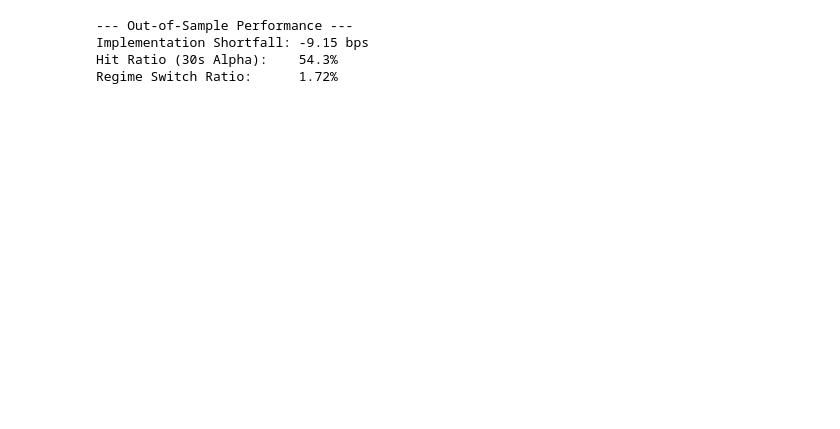
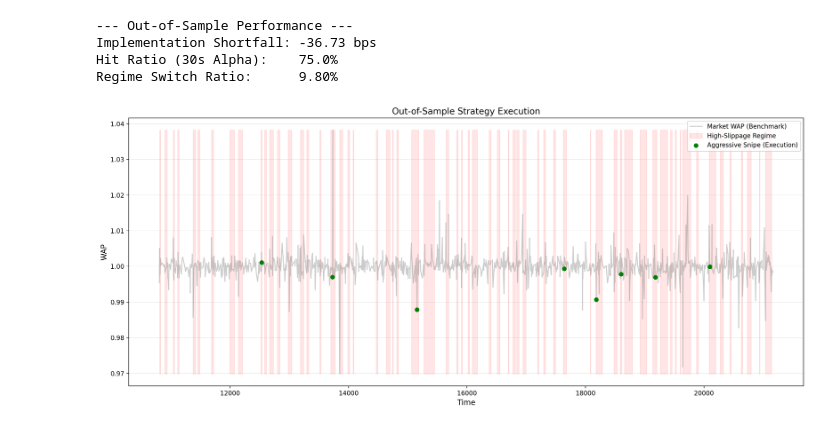
Before and after one commit to kuwaitikiwi/EE_Lib, a Jupyter notebook: notebooks/Visuals.ipynb, the cells around one changed output. Saved outputs shown, nothing was run; the diff lists cells and outputs as text; code cells hidden in the pictures; blank space fills up the shorter version.

```diff
--- a/notebooks/Visuals.ipynb
+++ b/notebooks/Visuals.ipynb
@@ -100,33 +20,54 @@ Switch Ratio: 2.4% (Ideal is < 5%)
 # %%
 from sklearn.model_selection import TimeSeriesSplit
 from src.evaluation import ExecutionEvaluator
+features_df = build_microstructure_features(df)
 
 tscv = TimeSeriesSplit(n_splits=2)
 train_indices, test_indices = list(tscv.split(features_df))[0]
 
 train_df = features_df.iloc[train_indices].copy()
 test_df = features_df.iloc[test_indices].copy()
 
 feature_cols = ['spread_mean', 'obi_std']
 regime_model = MarketRegimeModel(n_components=2)
 regime_model.fit_predict(train_df, feature_cols)
 
 test_df['regime'] = regime_model.predict(test_df[feature_cols].values)
 
 crash_state = regime_model.crash_state
 test_df['action'] = 'Normal VWAP'
 dip_condition = (test_df['regime'] == crash_state) & (test_df['obi_mean'] < -0.2)
 test_df.loc[dip_condition, 'action'] = 'Dip Snipe (Aggressive)'
 
 evaluator = ExecutionEvaluator()
 stats = evaluator.get_diagnostics(test_df)
 
 print(f"--- Out-of-Sample Performance ---")
 print(f"Implementation Shortfall: {stats['is_bps']:.2f} bps")
 print(f"Hit Ratio (30s Alpha):    {stats['hit_ratio']*100:.1f}%")
 print(f"Regime Switch Ratio:      {stats['switch_ratio']*100:.2f}%")
+
+#viz
+plt.figure(figsize=(16, 7))
+
+plt.plot(test_df.index, test_df['wap_mean'], color='gray', alpha=0.4, label='Market WAP (Benchmark)')
+
+plt.fill_between(test_df.index, test_df['wap_mean'].min(), test_df['wap_mean'].max(),
+                 where=(test_df['regime'] == crash_state), color='red', alpha=0.1, label='High-Slippage Regime')
+
+snipes = test_df[test_df['action'] == 'Dip Snipe (Aggressive)']
+plt.scatter(snipes.index, snipes['wap_mean'], color='green', s=40, label='Aggressive Snipe (Execution)', zorder=5)
+
+plt.title("Out-of-Sample Strategy Execution", fontsize=14)
+plt.xlabel("Time", fontsize=12)
+plt.ylabel("WAP", fontsize=12)
+plt.legend(loc='best')
+plt.grid(axis='y', alpha=0.3)
+plt.tight_layout()
+plt.show()
 # %% [output]
 --- Out-of-Sample Performance ---
-Implementation Shortfall: -9.15 bps
-Hit Ratio (30s Alpha):    54.3%
-Regime Switch Ratio:      1.72%
+Implementation Shortfall: -36.73 bps
+Hit Ratio (30s Alpha):    75.0%
+Regime Switch Ratio:      9.80%
+[figure, added]
```
Also changed, not shown: parts of 1 cell of this notebook, 2 other files.
